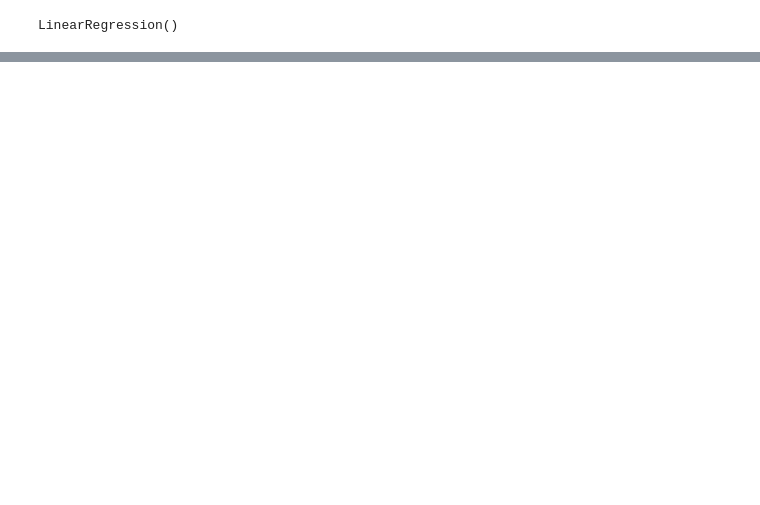
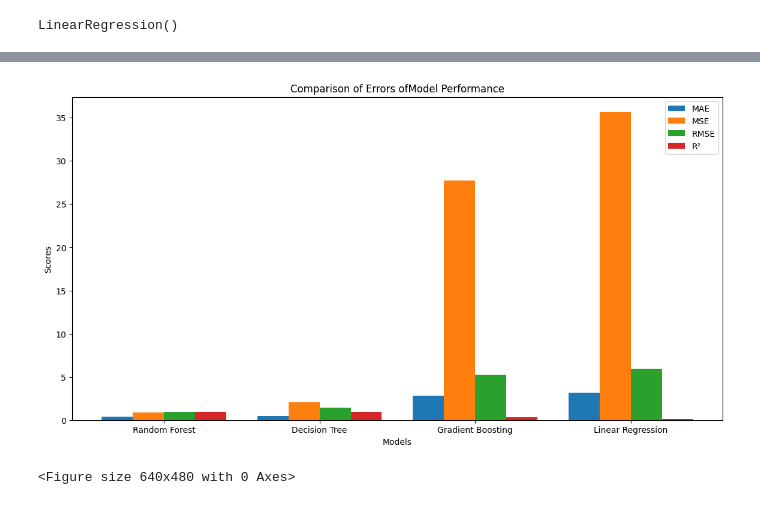
Before and after one commit to gulzerr/migratory-birds-pattern, a Jupyter notebook: src/birdDensity.ipynb, the cells around one changed output, grey strips where cells are left out. Saved outputs shown, nothing was run; the diff lists cells and outputs as text; code cells hidden in the pictures; blank space fills up the shorter version.

```diff
--- a/src/birdDensity.ipynb
+++ b/src/birdDensity.ipynb
@@ -129,0 +317,28 @@ is:  6.424712918050001  birds/km^2
+# %%
+# Assuming you have calculated these metrics for all models
+models = ['Random Forest', 'Decision Tree', 'Gradient Boosting', 'Linear Regression']
+mae = [rf_mae, dt_mae, gbr_mae, linear_mae]
+mse = [rf_mse, dt_mse, gbr_mse, linear_mse]
+rmse = [rf_rmse, dt_rmse, gbr_rmse, linear_rmse]
+r2 = [rf_r2, dt_r2, gbr_r2, linear_r2]
+
+x = np.arange(len(models))
+width = 0.2
+
+plt.figure(figsize=(14, 7))
+
+plt.bar(x - width, mae, width, label='MAE')
+plt.bar(x, mse, width, label='MSE')
+plt.bar(x + width, rmse, width, label='RMSE')
+plt.bar(x + 2*width, r2, width, label='R²')
+
+plt.xlabel('Models')
+plt.ylabel('Scores')
+plt.title('Comparison of Errors ofModel Performance')
+plt.xticks(x + width / 2, models)
+plt.legend()
+plt.show()
+plt.savefig('../output-results/errorCoparison.png')
+# %% [output]
+[figure, added]
+<Figure size 640x480 with 0 Axes>
```
Also changed, not shown: parts of 25 cells of this notebook, 14 other files.
